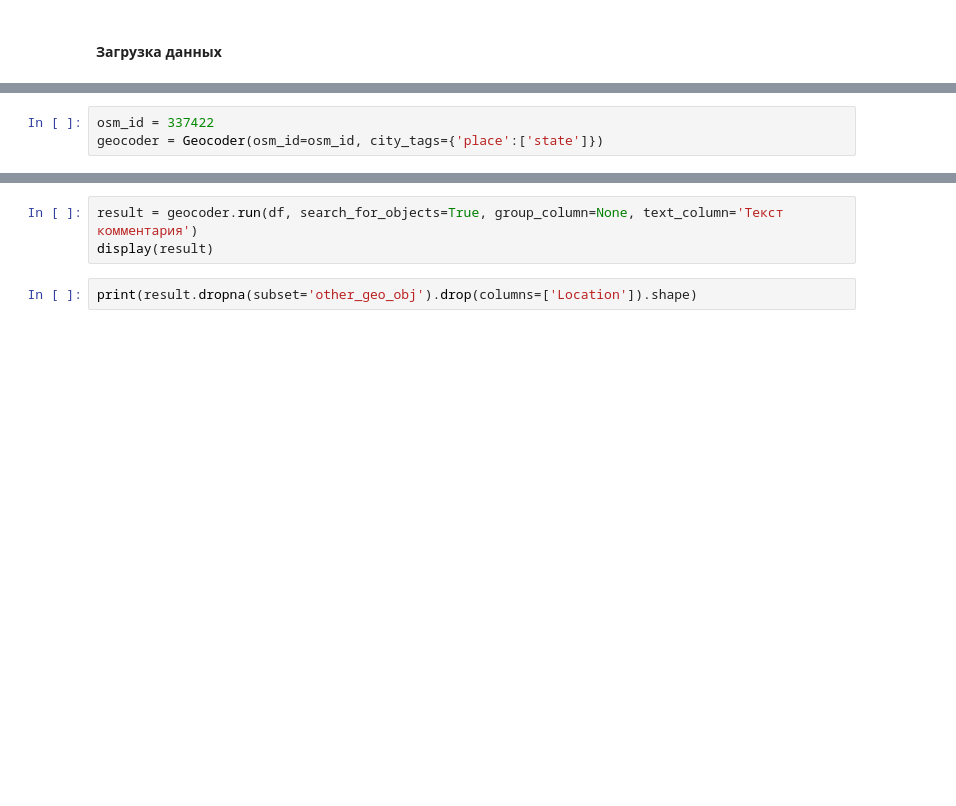
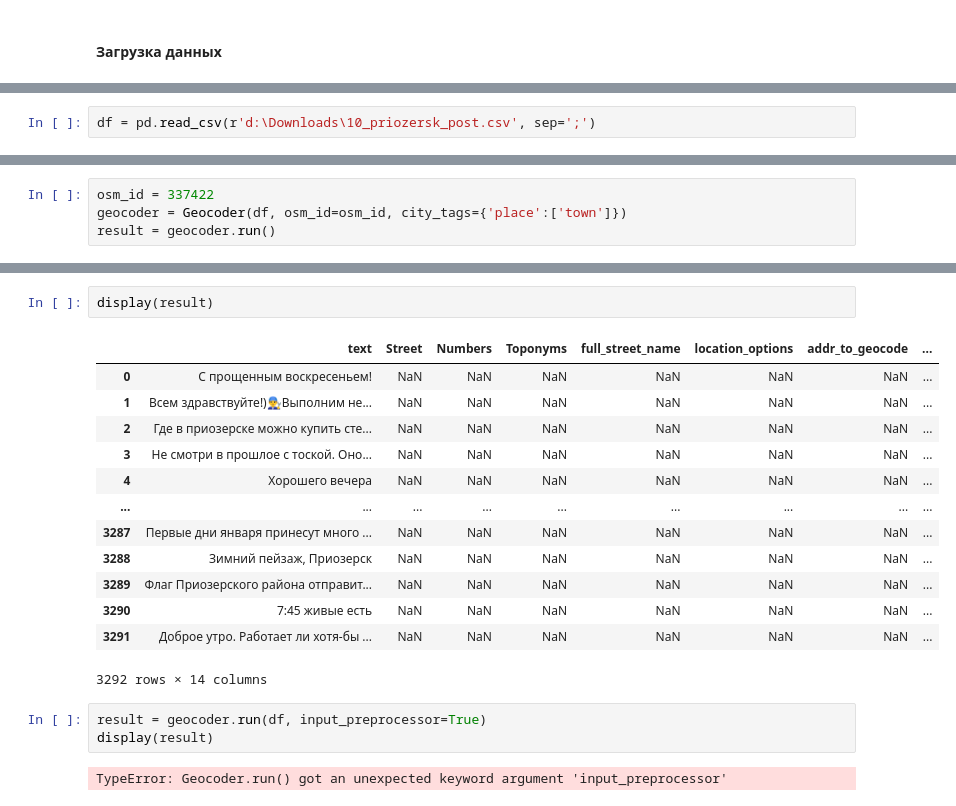
Before and after one commit to Sandrro/sloyka, a Jupyter notebook: examples/geocoder_example.ipynb, the cells around one changed output, grey strips where cells are left out. Cells and saved outputs as stored; diff of their text form; blank space fills up the shorter version.

```diff
--- a/examples/geocoder_example.ipynb
+++ b/examples/geocoder_example.ipynb
@@ -21,2 +44,4 @@ df = pd.read_csv('/Users/test/Documents/code/sloyka/sloyka/sample_data/sample_da
+# %%
+df = pd.read_csv(r'd:\Downloads\10_priozersk_post.csv', sep=';')
 # %%
 df
@@ -23,3 +62,4 @@ df
 # %%
 osm_id = 337422
-geocoder = Geocoder(osm_id=osm_id, city_tags={'place':['state']})
+geocoder = Geocoder(df, osm_id=osm_id, city_tags={'place':['town']})
+result = geocoder.run()
@@ -26,5 +88,21 @@ geocoder = Geocoder(osm_id=osm_id, city_tags={'place':['state']})
+# %%
+display(result)
+# %% [output]
+|  | text | Street | Numbers | Toponyms | full_street_name | location_options | addr_to_geocode | ... |
+| 0 | С прощенным воскресеньем! | NaN | NaN | NaN | NaN | NaN | NaN | ... |
+| 1 | Всем здравствуйте!)👨‍🔧Выполним не... | NaN | NaN | NaN | NaN | NaN | NaN | ... |
+| 2 | Где в приозерске можно купить сте... | NaN | NaN | NaN | NaN | NaN | NaN | ... |
+| 3 | Не смотри в прошлое с тоской. Оно... | NaN | NaN | NaN | NaN | NaN | NaN | ... |
+| 4 | Хорошего вечера | NaN | NaN | NaN | NaN | NaN | NaN | ... |
+| ... | ... | ... | ... | ... | ... | ... | ... | ... |
+| 3287 | Первые дни января принесут много ... | NaN | NaN | NaN | NaN | NaN | NaN | ... |
+| 3288 | Зимний пейзаж, Приозерск | NaN | NaN | NaN | NaN | NaN | NaN | ... |
+| 3289 | Флаг Приозерского района отправит... | NaN | NaN | NaN | NaN | NaN | NaN | ... |
+| 3290 | 7:45 живые есть | NaN | NaN | NaN | NaN | NaN | NaN | ... |
+| 3291 | Доброе утро. Работает ли хотя-бы ... | NaN | NaN | NaN | NaN | NaN | NaN | ... |
+3292 rows × 14 columns
 # %%
-result = geocoder.run(df, search_for_objects=True, group_column=None, text_column='Текст комментария')
+result = geocoder.run(df, input_preprocessor=True)
 display(result)
+# %% [output]
+TypeError: Geocoder.run() got an unexpected keyword argument 'input_preprocessor'
-# %%
-print(result.dropna(subset='other_geo_obj').drop(columns=['Location']).shape)
```
Also changed, not shown: parts of 8 cells of this notebook, 2 other files.
